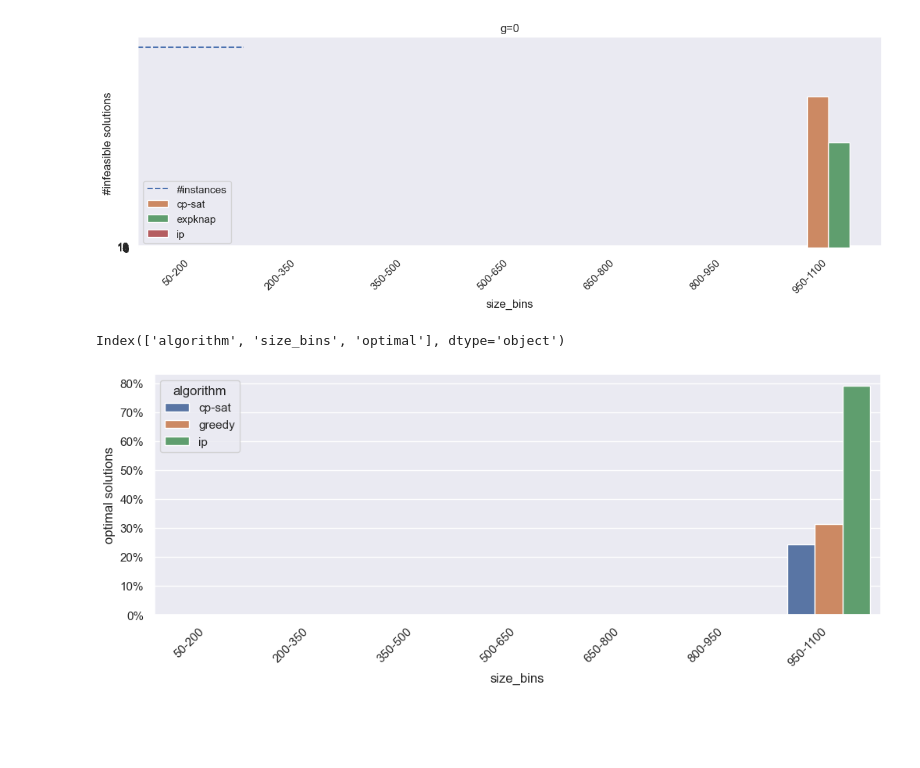
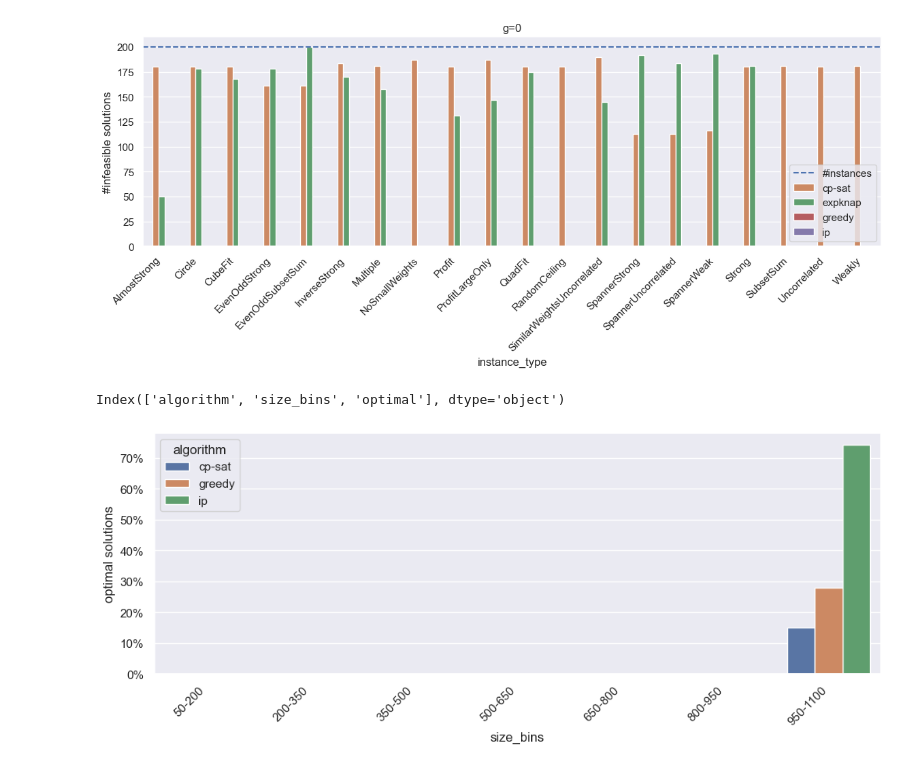
Before and after one commit to SoerenWilkening/QTG_0-1Knapsack, a Jupyter notebook: evaluation/06_classical_comparison.ipynb, the cells around one changed output. Cells and saved outputs as stored; diff of their text form; code cells hidden in the pictures; blank space fills up the shorter version.

```diff
--- a/evaluation/06_classical_comparison.ipynb
+++ b/evaluation/06_classical_comparison.ipynb
@@ -19,7 +19,7 @@ plt.rcParams['figure.figsize'] = [4.5, 3.5]
 
 sns.set_theme()
 
-result_paths = ['results/classical_benchmark/smith_miles']
+result_paths = ['results/classical_benchmark/smith_miles_original']
 # %%
 def _row_correction(row):
     # this function makes sure that the values in the results are uniform even though they are not
@@ -127,7 +127,8 @@ def parse_row(row):
     # parse g from instance name. it is of form *g_x_*
     g = int(re.match(r'.+\_g\_([0-9]+)\_.+', instance_name).group(1)) if re.match(r'.+\_g\_([0-9]+)\_.+', instance_name) else 0
 
-    instance_type = re.match(r'(.+)_.+_.+', instance_name).group(1)
+    #instance_type = re.match(r'(.+)_.+_.+', instance_name).group(1)
+    instance_type = re.match(r'(.+)...\.knap', instance_name).group(1)
 
     return {
         'algorithm': row['parameters']['args']['solver'],
@@ -168,0 +175,5 @@ sns.lineplot(data=results[(results["feasible"] ==True)], x='instance_type', y='g
+# %%
+fig, ax = plt.subplots(figsize=(12, 4))
+sns.barplot(data=results[(results["algorithm"] == "cp-sat")], x='instance_type', y='elapsed_real_time', hue='algorithm', dodge=True, ax=ax)
+ax.set_xticks(ax.get_xticks(), ax.get_xticklabels(), rotation=45, ha='right')
+plt.show()
@@ -169,35 +182,35 @@ sns.lineplot(data=results[(results["feasible"] ==True)], x='instance_type', y='g
 # %%
 for g in sorted(results['g'].unique()):
     current_results = results[results['g'] == g]
 
-    how_many_infeasible = current_results.groupby(['algorithm', 'size_bins'], observed=True)['infeasible'].sum().reset_index()
-    how_many_feasible = current_results.groupby(['algorithm', 'size_bins'], observed=True)['feasible'].sum().reset_index()
+    how_many_infeasible = current_results.groupby(['algorithm', 'instance_type'], observed=True)['infeasible'].sum().reset_index()
+    how_many_feasible = current_results.groupby(['algorithm', 'instance_type'], observed=True)['feasible'].sum().reset_index()
 
     fig, ax = plt.subplots(figsize=(14, 4))
 
     for i, row in how_many_feasible.iterrows():
         if row['algorithm'] != "combo":
             continue
         ax.plot([i-0.5, i+0.5], [row['feasible'], row['feasible']], color='C0', linestyle='--', label="#instances" if i == 0 else None)
 
-    sns.barplot(data=how_many_infeasible[how_many_infeasible["algorithm"] != "combo"], x='size_bins', y='infeasible', hue='algorithm', hue_order=["combo", "cp-sat", "expknap", "ip"], ax=ax)
+    sns.barplot(data=how_many_infeasible[how_many_infeasible["algorithm"] != "combo"], x='instance_type', y='infeasible', hue='algorithm', hue_order=["combo", "cp-sat", "expknap", "greedy", "ip"], ax=ax)
 
     #ax.set_ylim(0, 19)
-    ax.set_yticks(list(range(0, 20, 2)))
+    #ax.set_yticks(list(range(0, 20, 2)))
     ax.set_xticks(ax.get_xticks(), ax.get_xticklabels(), rotation=45, ha='right')
     ax.set_ylabel("#infeasible solutions")
     legend = ax.legend()
     handles, labels = ax.get_legend_handles_labels()
 
 
     ax.legend(handles=handles[:1]+handles[2:], labels=labels[:1]+labels[2:])
     ax.set_title(f"g={g}")
 
     fig.savefig(f"infeasible_{g}.pdf", bbox_inches='tight')
 
     plt.show()
 # %% [output]
-[figure, old version]
+[figure, new version]
 # %%
 size_measure = "size_bins"
 how_many_optimal = results.groupby(['algorithm', size_measure], observed=True)['optimal'].sum().reset_index()
@@ -215,4 +228,4 @@ ax.set_ylabel("optimal solutions")
 plt.show()
 # %% [output]
 Index(['algorithm', 'size_bins', 'optimal'], dtype='object')
-[figure, old version]
+[figure, new version]
```
Also changed, not shown: parts of 5 cells of this notebook, 1 other file.
